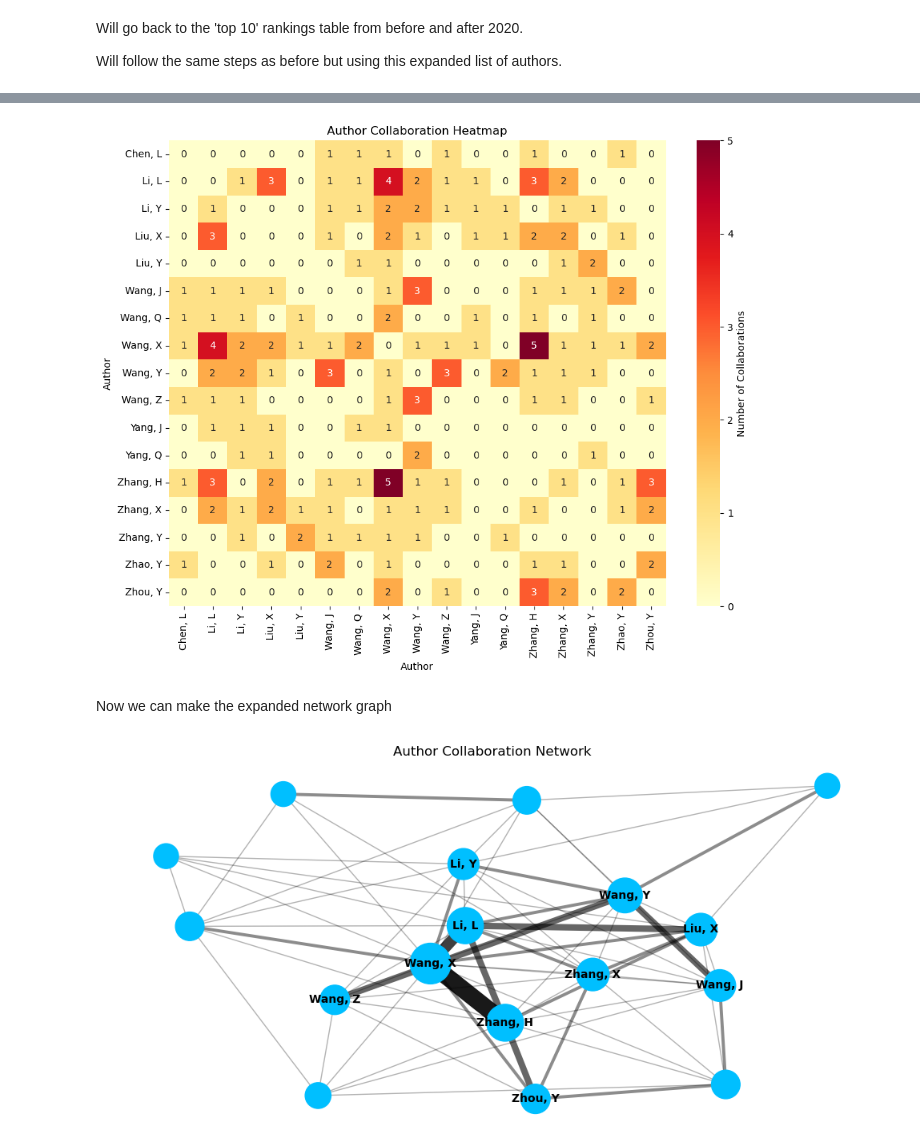
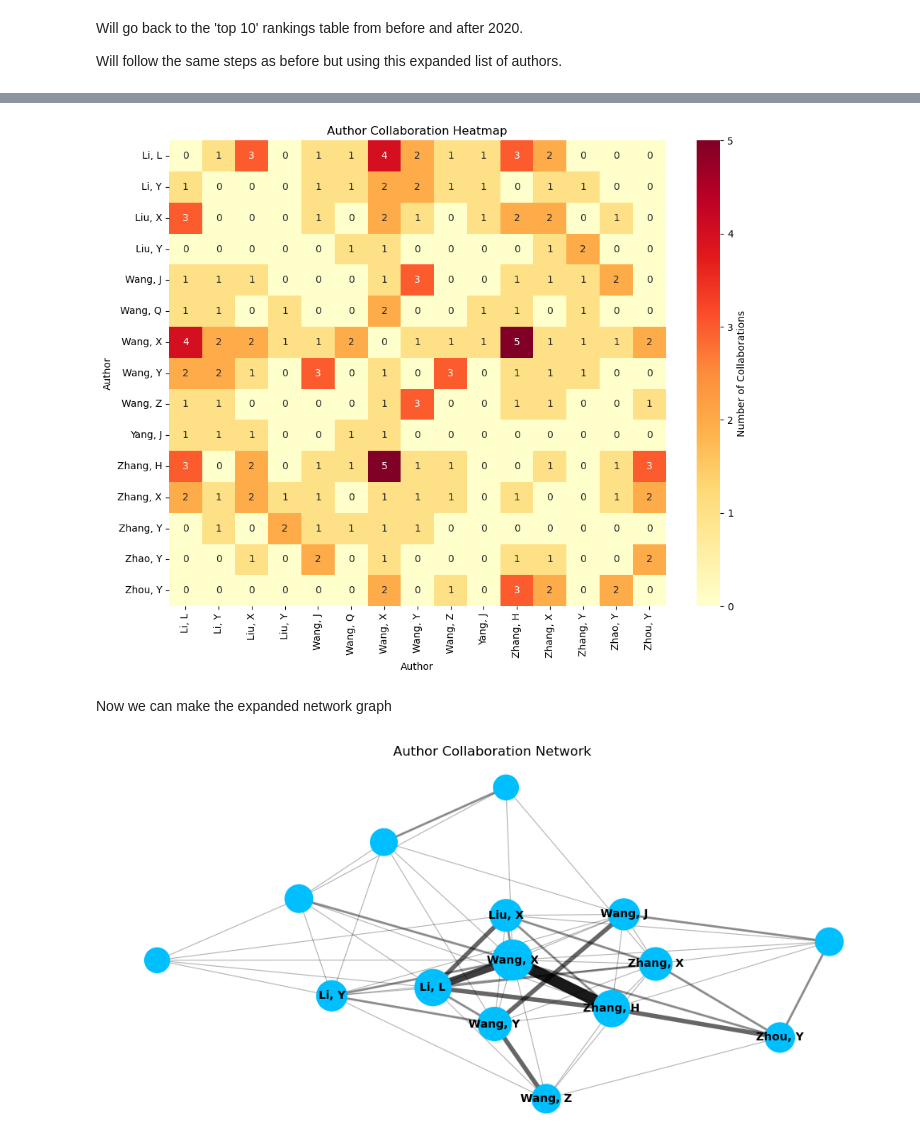
Before and after one commit to LillWawrence/consulting_skills_exam, a Jupyter notebook: will.ipynb, the cells around one changed output, grey strips where cells are left out. Saved outputs shown, nothing was run; the diff lists cells and outputs as text; code cells hidden in the pictures.

Commit message:
Added a choropleth map and labelled cities map of China. Changed some graphs to only include top 15 authors - the two who exited the top 15 after 2020 were excluded.

```diff
--- a/will.ipynb
+++ b/will.ipynb
@@ -622,8 +624,8 @@ seventeen_authors
 # %%
 # using top 17 author names to filter to authors dataframe
 # matching 'Author' in seventeen_authors to 'FullName' in authors to get their affiliations
-top_seventeenauthor_pmids = authors[authors['FullName'].isin(seventeen_authors['Author'])]
-top_seventeenauthor_pmids
+top_fifteen_author_pmids = authors[authors['FullName'].isin(fifteen_authors['Author'])]
+top_fifteen_author_pmids
 
 # now we have the PMIDs and affiliations for these authors
 # %% [output]
@@ -643,17 +645,17 @@ top_seventeenauthor_pmids
 # %%
 # counting author-author full name pairs for each PMID in seventeen_author_pmids
 # counting how many different authors are on each PMID
-seventeen_pmid_counts = top_seventeenauthor_pmids.groupby('PMID')['FullName'].nunique()
-seventeen_shared_pmids = seventeen_pmid_counts[seventeen_pmid_counts > 1]
+fifteen_pmid_counts = top_fifteen_author_pmids.groupby('PMID')['FullName'].nunique()
+fifteen_shared_pmids = fifteen_pmid_counts[fifteen_pmid_counts > 1]
 
-print(f"Total PMIDs: {len(top_seventeenauthor_pmids['PMID'].unique())}")
-print(f"Shared PMIDs (2+ authors): {len(seventeen_shared_pmids)}")
+print(f"Total PMIDs: {len(top_fifteen_author_pmids['PMID'].unique())}")
+print(f"Shared PMIDs (2+ authors): {len(fifteen_shared_pmids)}")
 print("\nShared PMIDs and author counts:")
-print(seventeen_shared_pmids.sort_values(ascending=False))
+print(fifteen_shared_pmids.sort_values(ascending=False))
 
 # for each PMID with multiple authors, show the authors
-for pmid in seventeen_shared_pmids.index:
-    authors_on_pmid = top_seventeenauthor_pmids[top_seventeenauthor_pmids['PMID'] == pmid]['FullName'].unique()
+for pmid in fifteen_shared_pmids.index:
+    authors_on_pmid = top_fifteen_author_pmids[top_fifteen_author_pmids['PMID'] == pmid]['FullName'].unique()
     print(f"PMID {pmid}: {', '.join(authors_on_pmid)}")
 
 from itertools import combinations
@@ -662,12 +664,12 @@ from itertools import combinations
 collaborations = []
 
 # for each PMID with multiple authors, printing the PMID and the authors
-for pmid in top_seventeenauthor_pmids['PMID'].unique():
-    author_list = top_seventeenauthor_pmids[top_seventeenauthor_pmids['PMID'] == pmid]['FullName'].unique()
+for pmid in top_fifteen_author_pmids['PMID'].unique():
+    author_list = top_fifteen_author_pmids[top_fifteen_author_pmids['PMID'] == pmid]['FullName'].unique()
     if len(author_list) > 1:
         for author1, author2 in combinations(sorted(author_list), 2):
             collaborations.append({'Author1': author1, 'Author2': author2, 'PMID': pmid})
 
-seventeen_collab_df = pd.DataFrame(collaborations)
-print(seventeen_collab_df['Author1'].value_counts())
+fifteen_collab_df = pd.DataFrame(collaborations)
+print(fifteen_collab_df['Author1'].value_counts())
 # %% [output]
@@ -690,11 +692,11 @@ Yang, Q      1
 Name: count, dtype: int64
 # %%
 # aggregating author pairs - counting how many PMIDs each pair collaborated on
-seventeen_author_pair_collabs = seventeen_collab_df.groupby(['Author1', 'Author2']).size().reset_index(name='CollaborationCount')
-seventeen_author_pair_collabs = seventeen_author_pair_collabs.sort_values('CollaborationCount', ascending=False)
+fifteen_author_pair_collabs = fifteen_collab_df.groupby(['Author1', 'Author2']).size().reset_index(name='CollaborationCount')
+fifteen_author_pair_collabs = fifteen_author_pair_collabs.sort_values('CollaborationCount', ascending=False)
 
 print("Author Pairs and Collaboration Counts:")
-seventeen_author_pair_collabs
+fifteen_author_pair_collabs.head()
 # %% [output]
 Author Pairs and Collaboration Counts:
 |  | Author1 | Author2 | CollaborationCount |
@@ -713,29 +708,29 @@ Author Pairs and Collaboration Counts:
 # %%
 # creating a heatmap of author collaborations
 import seaborn as sns
 
 # creating a pivot table for the heatmap
 # need to make it symmetric so both (A,B) and (B,A) appear
-seventeen_collab_matrix = seventeen_author_pair_collabs.copy()
-seventeen_collab_matrix_reversed = seventeen_author_pair_collabs.copy()
-seventeen_collab_matrix_reversed['Author1'], seventeen_collab_matrix_reversed['Author2'] = seventeen_collab_matrix_reversed['Author2'], seventeen_collab_matrix_reversed['Author1']
+fifteen_collab_matrix = fifteen_author_pair_collabs.copy()
+fifteen_collab_matrix_reversed = fifteen_author_pair_collabs.copy()
+fifteen_collab_matrix_reversed['Author1'], fifteen_collab_matrix_reversed['Author2'] = fifteen_collab_matrix_reversed['Author2'], fifteen_collab_matrix_reversed['Author1']
 
 # combining both directions
-seventeen_collab_matrix_full = pd.concat([seventeen_collab_matrix, seventeen_collab_matrix_reversed], ignore_index=True)
+fifteen_collab_matrix_full = pd.concat([fifteen_collab_matrix, fifteen_collab_matrix_reversed], ignore_index=True)
 
 # pivoting to create matrix
-pivot_table = seventeen_collab_matrix_full.pivot_table(index='Author1', columns='Author2', values='CollaborationCount', fill_value=0)
+pivot_table = fifteen_collab_matrix_full.pivot_table(index='Author1', columns='Author2', values='CollaborationCount', fill_value=0)
 
 # plotting heatmap
 plt.figure(figsize=(10, 8))
 sns.heatmap(pivot_table, annot=True, fmt='g', cmap='YlOrRd', cbar_kws={'label': 'Number of Collaborations'})
 plt.title('Author Collaboration Heatmap')
 plt.xlabel('Author')
 plt.ylabel('Author')
 plt.tight_layout()
 plt.show()
 # %% [output]
-[figure, old version]
+[figure, new version]
 # %% [markdown]
 Now we can make the expanded network graph
 # %%
@@ -748,7 +743,7 @@ g = nx.Graph()
 
 # looping through the dataframe and adding edges/lines between authors
 # weights are collaboration counts - they will be thicker with more collaborations
-for name, row in seventeen_author_pair_collabs.iterrows():
+for name, row in fifteen_author_pair_collabs.iterrows():
     g.add_edge(row['Author1'], row['Author2'], weight=row['CollaborationCount'])
 
 plt.figure(figsize=(10, 5))
@@ -784,7 +779,7 @@ edges = list(g.edges())
 weights = [g[u][v]['weight'] for u, v in edges]
 
 # non-linear scaling: squares the weight effect
-edge_widths = [0.4 + 0.6*(w**2) for w in weights]
+edge_widths = [0.4 + 0.4*(w**2) for w in weights]
 
 # also fading weak ties
 edge_alphas = [0.15 + 0.15*w for w in weights]
@@ -803,5 +798,5 @@ plt.axis('off')
 plt.tight_layout()
 plt.show()
 # %% [output]
-[figure, old version]
+[figure, new version]
 # %% [markdown]
```
Also changed, not shown: parts of 19 cells of this notebook.
